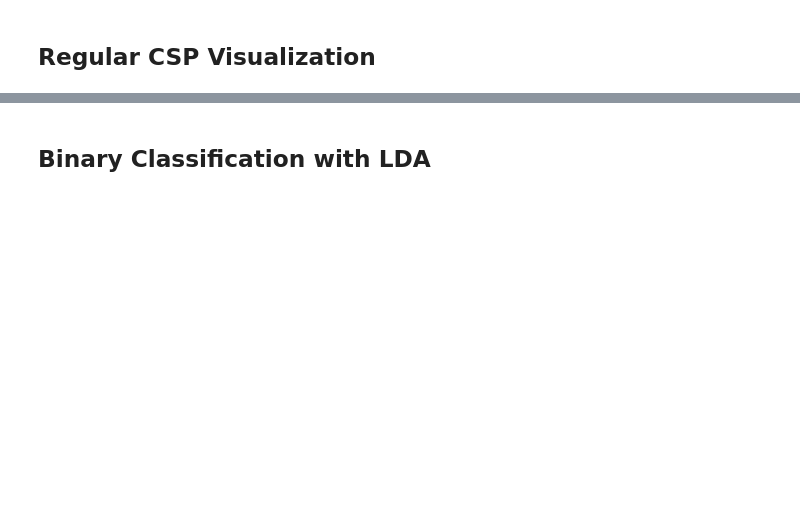
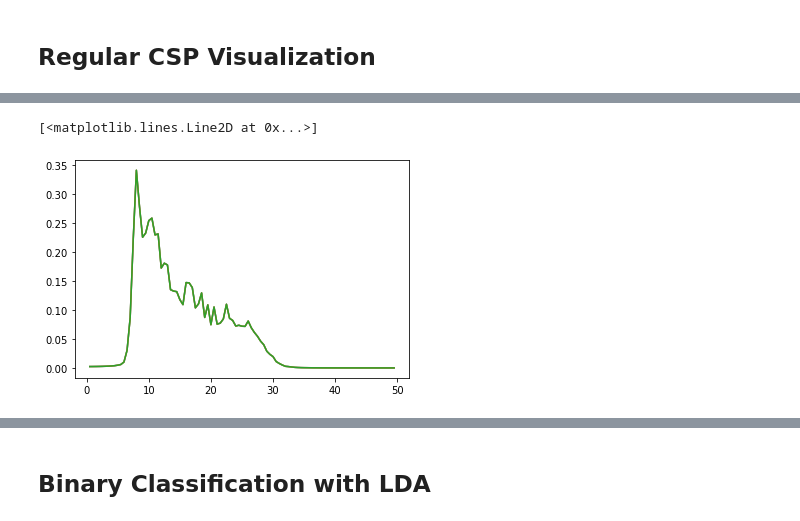
Before and after one commit to FeiYin99/COGS-189-Final-Project, a Jupyter notebook: classifications.ipynb, the cells around one changed output, grey strips where cells are left out. Saved outputs shown, nothing was run; the diff lists cells and outputs as text; code cells hidden in the pictures; blank space fills up the shorter version.

```diff
--- a/classifications.ipynb
+++ b/classifications.ipynb
@@ -45,12 +46,14 @@ for subject_idx in range(1, 4):
 all_data_paths = bc4_2a_processed_data_paths + bc3_3a_processed_data_paths
 # %%
 ## Define constants
+sampling_f = 250
 label_left_hand = 769
 label_right_hand = 770
 num_samples = 10
 test_split = 0.33
 random_state = 42
 num_cross_val = 5
+num_experiment = 10
 # %% [markdown]
 ## Regular CSP Visualization
 # %%
@@ -106,0 +131,5 @@ plt.scatter(data_ds_c2[:, 0], data_ds_c2[:, 1])
+# %%
+data_c1 = data[labels == label_left_hand]
+data_c2 = data[labels == label_right_hand]
+
+c1_filter_pairs, c2_filter_pairs = sacsp.SACSP2(data_c1, data_c2)
@@ -106,0 +151,13 @@ plt.scatter(data_ds_c2[:, 0], data_ds_c2[:, 1])
+# %%
+freq = np.fft.fftfreq(500) * sampling_f
+
+f1 = c1_spectral_filter1[1:100]
+f2 = c1_spectral_filter2[1:100]
+f3 = c1_spectral_filter3[1:100]
+
+plt.plot(freq[1:100], f1 / np.linalg.norm(f1))
+plt.plot(freq[1:100], f2 / np.linalg.norm(f2))
+plt.plot(freq[1:100], f3 / np.linalg.norm(f3))
+# %% [output]
+[<matplotlib.lines.Line2D at 0x...>]
+[figure, added]
```
Also changed, not shown: parts of 30 cells of this notebook, 2 other files.
